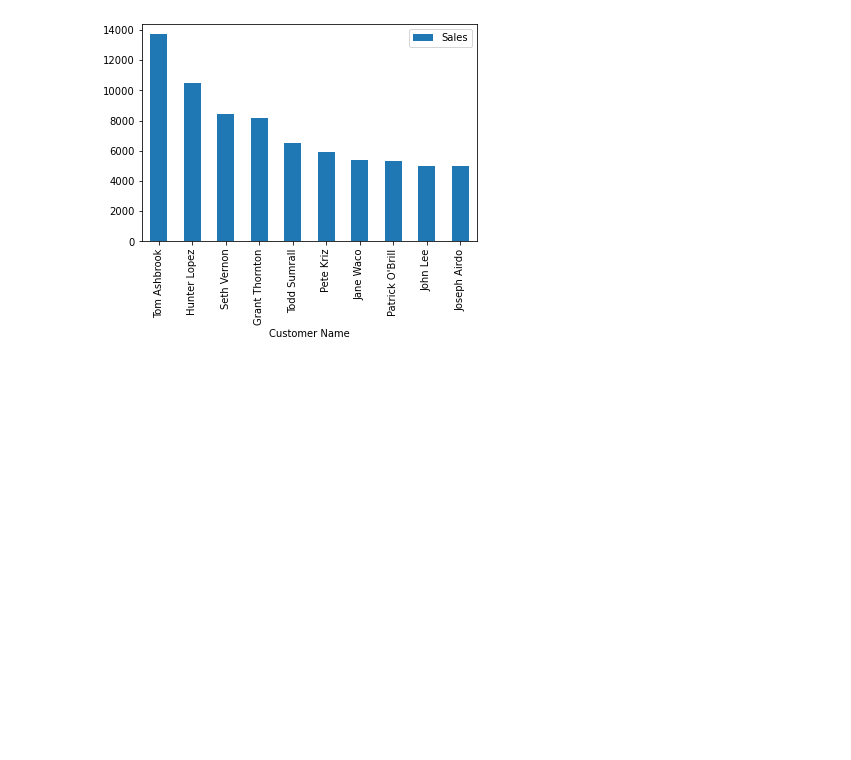
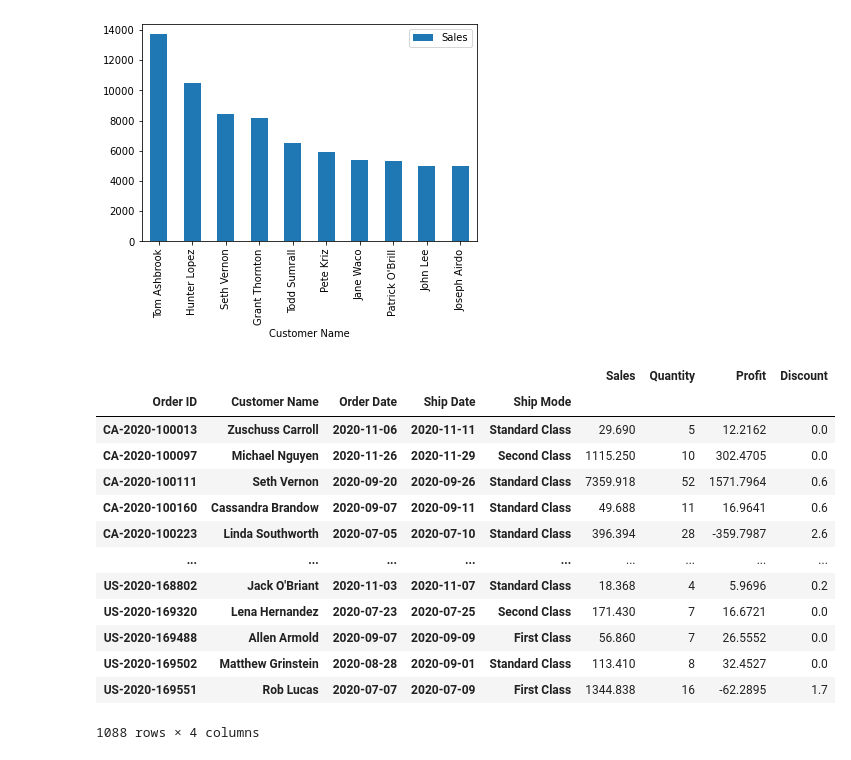
Before and after one commit to parikshitshinge/superstore-sales-analytics, a Jupyter notebook: superstore_sales_analytics.ipynb, the cells around one changed output. Saved outputs shown, nothing was run; the diff lists cells and outputs as text; code cells hidden in the pictures; blank space fills up the shorter version.

```diff
--- a/superstore_sales_analytics.ipynb
+++ b/superstore_sales_analytics.ipynb
@@ -138,3 +138,23 @@ q10_df.plot(kind="bar")
 # %% [output]
 <AxesSubplot:xlabel='Customer Name'>
 [figure]
+# %%
+# Q11: Show order details
+q11_df = sales_df.groupby(["Order ID", "Customer Name", "Order Date", "Ship Date", "Ship Mode"])[["Sales", "Quantity" \
+                                                                                                  ,"Profit", "Discount"]]
+q11_df.sum()
+# %% [output]
+|  |  |  |  |  | Sales | Quantity | Profit | Discount |
+| Order ID | Customer Name | Order Date | Ship Date | Ship Mode |  |  |  |  |
+| CA-2020-100013 | Zuschuss Carroll | 2020-11-06 | 2020-11-11 | Standard Class | 29.690 | 5 | 12.2162 | 0.0 |
+| CA-2020-100097 | Michael Nguyen | 2020-11-26 | 2020-11-29 | Second Class | 1115.250 | 10 | 302.4705 | 0.0 |
+| CA-2020-100111 | Seth Vernon | 2020-09-20 | 2020-09-26 | Standard Class | 7359.918 | 52 | 1571.7964 | 0.6 |
+| CA-2020-100160 | Cassandra Brandow | 2020-09-07 | 2020-09-11 | Standard Class | 49.688 | 11 | 16.9641 | 0.6 |
+| CA-2020-100223 | Linda Southworth | 2020-07-05 | 2020-07-10 | Standard Class | 396.394 | 28 | -359.7987 | 2.6 |
+| ... | ... | ... | ... | ... | ... | ... | ... | ... |
+| US-2020-168802 | Jack O'Briant | 2020-11-03 | 2020-11-07 | Standard Class | 18.368 | 4 | 5.9696 | 0.2 |
+| US-2020-169320 | Lena Hernandez | 2020-07-23 | 2020-07-25 | Second Class | 171.430 | 7 | 16.6721 | 0.0 |
+| US-2020-169488 | Allen Armold | 2020-09-07 | 2020-09-09 | First Class | 56.860 | 7 | 26.5552 | 0.0 |
+| US-2020-169502 | Matthew Grinstein | 2020-08-28 | 2020-09-01 | Standard Class | 113.410 | 8 | 32.4527 | 0.0 |
+| US-2020-169551 | Rob Lucas | 2020-07-07 | 2020-07-09 | First Class | 1344.838 | 16 | -62.2895 | 1.7 |
+1088 rows × 4 columns
```
